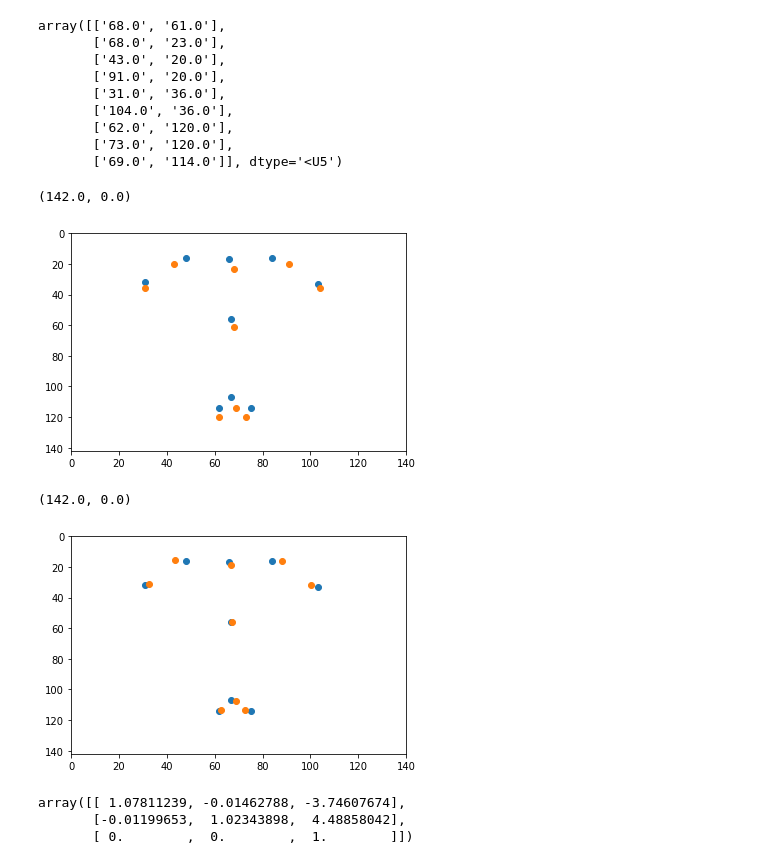
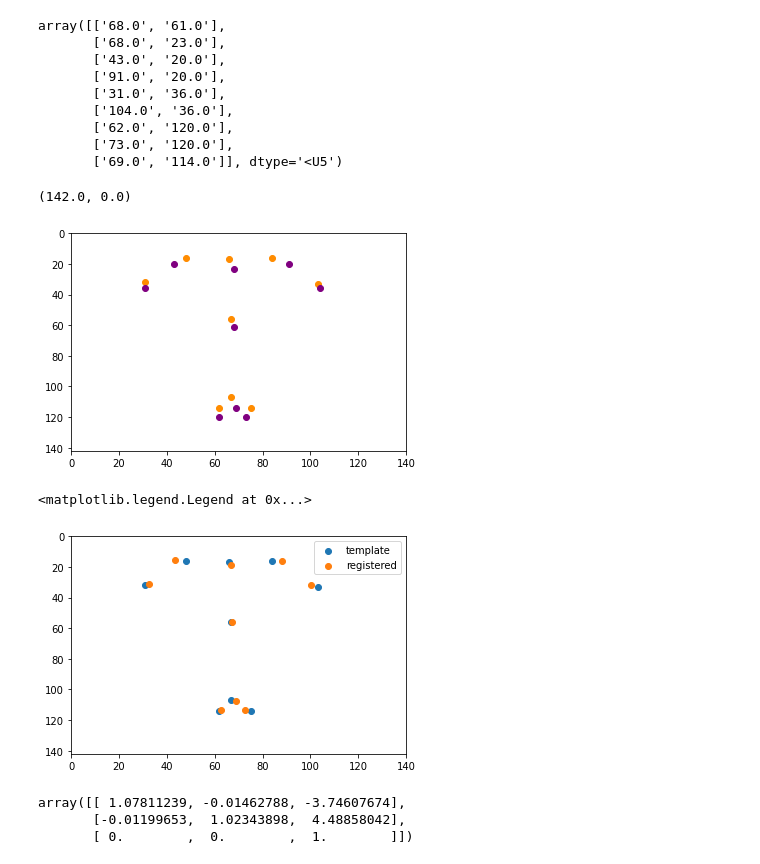
Before and after one commit to DuguidLab/mesoscopy, a Jupyter notebook: exploratory/registration.ipynb, the cells around one changed output. Cells and saved outputs as stored; diff of their text form; code cells hidden in the pictures.

```diff
--- a/exploratory/registration.ipynb
+++ b/exploratory/registration.ipynb
@@ -105,13 +106,13 @@ array([['68.0', '61.0'],
 template_landmarks = np.array(list(template.values()), dtype=np.float32)
 sample_landmarks = np.array(list(sample.values()), dtype=np.float32)
 # %%
-plt.scatter(template_landmarks[:, 0], template_landmarks[:, 1])
-plt.scatter(sample_landmarks[:, 0], sample_landmarks[:, 1])
+plt.scatter(template_landmarks[:, 0], template_landmarks[:, 1], color='darkorange')
+plt.scatter(sample_landmarks[:, 0], sample_landmarks[:, 1], color='purple')
 plt.xlim(0,140)
 plt.ylim(142, 0)
 # %% [output]
 (142.0, 0.0)
-[figure, old version]
+[figure, new version]
 # %%
 tform = trf.estimate_transform('affine', template_landmarks, sample_landmarks)
 # %%
@@ -121,9 +122,10 @@ plt.scatter(template_landmarks[:, 0], template_landmarks[:, 1])
 plt.scatter(tform.inverse(sample_landmarks)[:, 0], tform.inverse(sample_landmarks)[:, 1])
 plt.xlim(0,140)
 plt.ylim(142, 0)
+plt.legend(['template', 'registered'])
 # %% [output]
-(142.0, 0.0)
+<matplotlib.legend.Legend at 0x...>
-[figure, old version]
+[figure, new version]
 # %%
 template_img = imageio.imread('/Users/celefthe/mesoscopy_testing/preprocessed/qa/sub-MM234_exp-109hrb21d_ses-20220311_test-dataset-2mins_qa_gcamp_maxip.png', as_gray=True)
 
```
Also changed, not shown: parts of 16 cells of this notebook.
